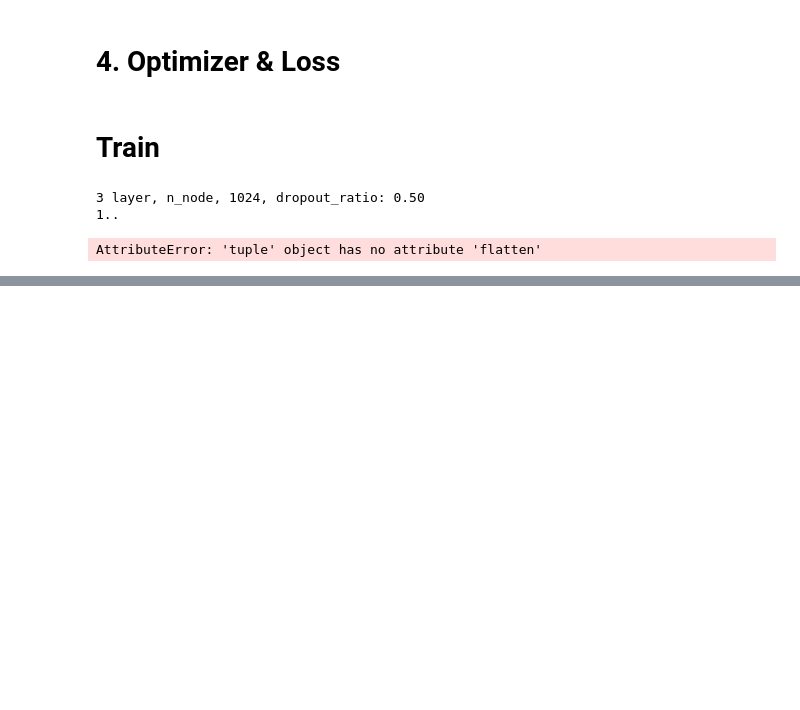
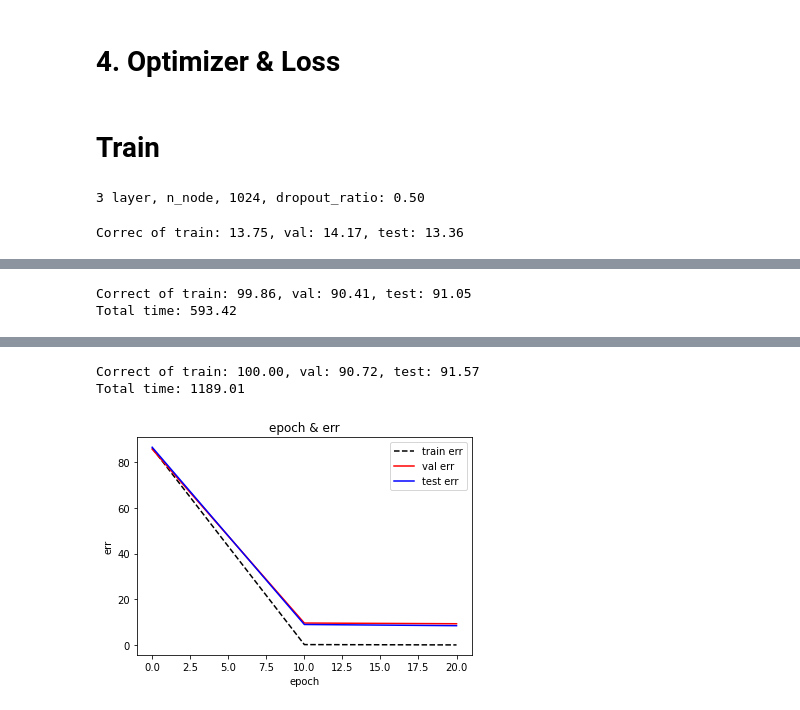
Before and after one commit to comeeasy/SMU---prac, a Jupyter notebook: transfer_learning/transfer_learning_prac.ipynb, the cells around one changed output, grey strips where cells are left out. Drawn from its saved outputs; the diff is of its cells as text; code cells hidden in the pictures; blank space fills up the shorter version.

Commit message:
ex05 transfer learning assignment update

```diff
--- a/transfer_learning/transfer_learning_prac.ipynb
+++ b/transfer_learning/transfer_learning_prac.ipynb
@@ -19,7 +19,7 @@ import utils
 # %% [markdown]
 ### 2) Hyper parameters
 # %%
-batch_size = 16
+batch_size = 64
 learning_rate = 1e-4
 epochs = 20
 
@@ -179,14 +165,16 @@ class MyVGG(nn.Module):
                 m.bias.data.fill_(0)
 
     def forward(self, x):
-        out = self.layer0(x),
+#         print(x.shape)
 
+        x = self.layer0(x)
 
+#         print(x.shape)
 
-        #out = out.view(out.size(0), -1)
-        out = self.layer1(out)
+        x = x.view(x.size(0), -1)
+        x = self.layer1(x)
 
-        return out
+        return x
 # %% [markdown]
 ### 3) Model on GPU
 # %%
@@ -222,28 +213,31 @@ Sequential(
 # %% [markdown]
 # 4. Optimizer & Loss
 # %%
-loss_func = nn.CrossEntropyLoss()
-optimzer = optim.Adam(model.parameters(), lr=learning_rate)
+loss_func = nn.CrossEntropyLoss().to(device)
+optimzer = optim.Adam(model.layer1.parameters(), lr=learning_rate)
 # %% [markdown]
 # Train
 # %%
+from tqdm import tqdm
+
 total_time = 0
 disp_step = 10
 
-to_train = True
+to_train = False
 if to_train == False:
-    netname = './nets/catdog_vgg19_10.pkl'
-    model
+    netname = './nets/covid_vgg20_19.pkl'
+    model = torch.load(netname)
+    model.to(device)
 else:
     print(f'3 layer, n_node, {n_node}, dropout_ratio: {dropout_ratio:.2f}')
     model.eval()
     train_corr = utils.ComputeCorr(train_batch, model)
     val_corr = utils.ComputeCorr(val_batch, model)
-    test_corr = utils.ComputeCorr(test_batch)
+    test_corr = utils.ComputeCorr(test_batch, model)
     print(f'Correc of train: {train_corr:.2f}, val: {val_corr:.2f}, test: {test_corr:.2f}')
     model.train()
 
-    net_name = './nets/catdog_vgg19'
+    net_name = './nets/covid_vgg20'
 
     # graph
     x_epoch = []
@@ -256,9 +250,9 @@ else:
     y_val_err.append(100.0 - val_corr)
     y_test_err.append(100.0 - test_corr)
 
-    for i in range(epochs):
+    for i in tqdm(range(epochs)):
         start_time = time.time()
-        print(f'{i+1}..')
+#         print(f'{i+1}..', end='')
         for img, label in train_batch:
             img = Variable(img).to(device)
             label = Variable(label).to(device)
@@ -273,7 +267,7 @@ else:
         duration = end_time - start_time
         total_time += duration
 
-        if i % disp_step == 0 or i == epochs-1:
+        if (i+1) % disp_step == 0 or i == epochs-1:
             torch.save(model, net_name+f'_{i}.pkl')
             print(f'\n[{i} {epochs}] loss: {(loss.cpu()).data.numpy()}')
 
@@ -289,8 +283,18 @@ else:
             y_train_err.append(100.0 - train_corr)
             y_val_err.append(100.0 - val_corr)
             y_test_err.append(100.0 - test_corr)
-        print(f'Total time: {total_time:.2f}')
+
+            print(f'Total time: {total_time:.2f}')
+
+    plt.plot(x_epoch, y_train_err, color='black', label='train err', linestyle='--')
+    plt.plot(x_epoch, y_val_err, color='red', label='val err')
+    plt.plot(x_epoch, y_test_err, color='blue', label='test err')
+
+    plt.xlabel('epoch')
+    plt.ylabel('err')
+    plt.title('epoch & err')
+    plt.legend(loc='upper right')
+    plt.show()
 # %% [output]
 3 layer, n_node, 1024, dropout_ratio: 0.50
-1..
-AttributeError: 'tuple' object has no attribute 'flatten'
+Correc of train: 13.75, val: 14.17, test: 13.36
@@ -296,0 +302,2 @@ AttributeError: 'tuple' object has no attribute 'flatten'
+Correct of train: 99.86, val: 90.41, test: 91.05
+Total time: 593.42
@@ -296,0 +305,3 @@ AttributeError: 'tuple' object has no attribute 'flatten'
+Correct of train: 100.00, val: 90.72, test: 91.57
+Total time: 1189.01
+[figure, added]
```
Also changed, not shown: parts of 13 cells of this notebook, 1 other file.
